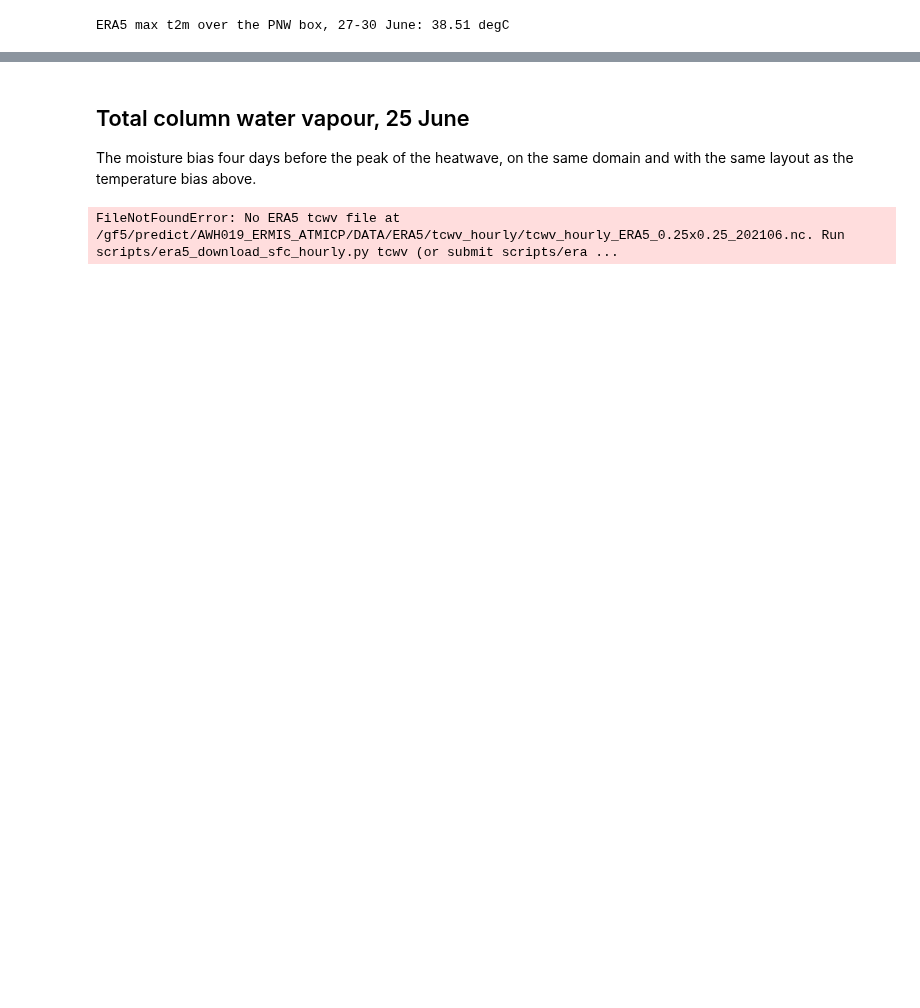
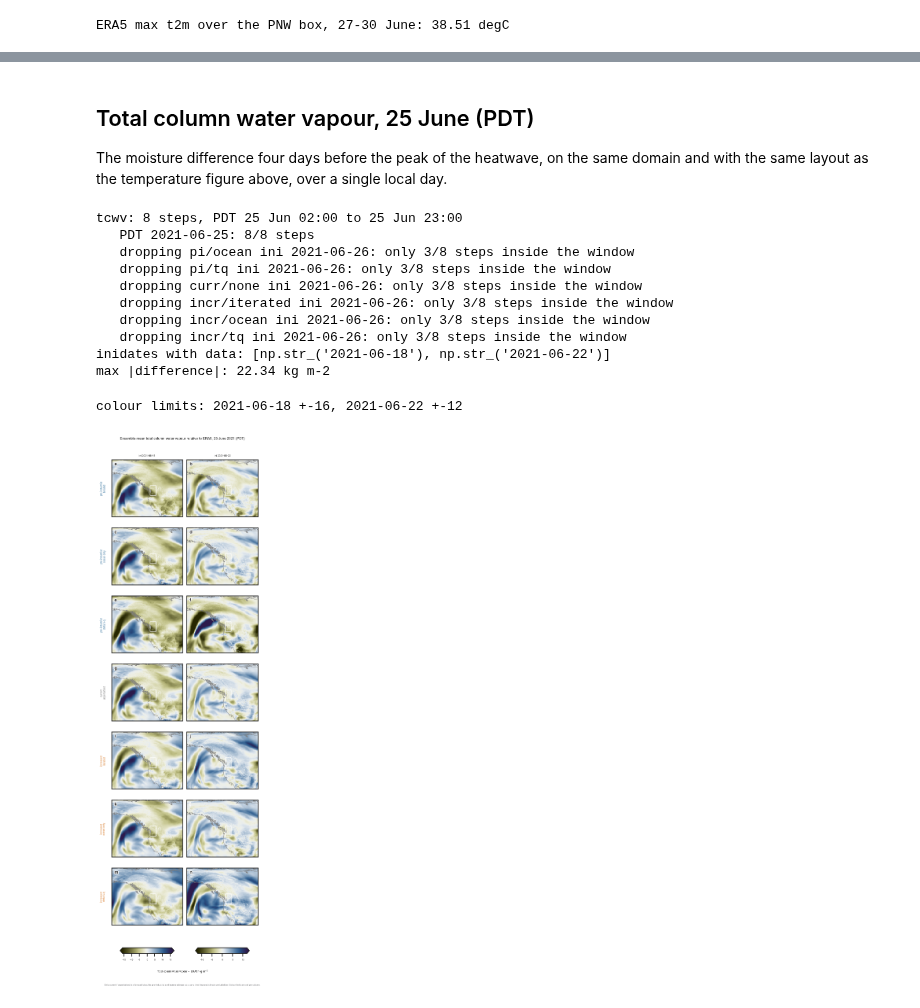
Before and after one commit to shirin-ermis/ATMICP, a Jupyter notebook: notebooks/08_predictability.ipynb, the cells around one changed output, grey strips where cells are left out. Drawn from its saved outputs; the diff is of its cells as text; code cells hidden in the pictures; blank space fills up the shorter version.

```diff
--- a/notebooks/08_predictability.ipynb
+++ b/notebooks/08_predictability.ipynb
@@ -338,38 +524,45 @@ bias_map_grid(bias, vlim,
 # %% [markdown]
-## Total column water vapour, 25 June
+## Total column water vapour, 25 June (PDT)
 
-The moisture bias four days before the peak of the heatwave, on the same
-domain and with the same layout as the temperature bias above.
+The moisture difference four days before the peak of the heatwave, on the same
+domain and with the same layout as the temperature figure above, over a single
+local day.
 # %%
-day_tcwv = '2021-06-25'
+days_tcwv = ['2021-06-25']
 
 # hourly ERA5 tcwv on the same grid and domain as the IFS retrievals
 era5_tcwv = atmicp.Data.get_era5_sfc(var='tcwv')
 
-ifs_25 = ifs.tcwv.sel(time=day_tcwv)
-era5_25 = era5_tcwv.tcwv.sel(time=ifs_25.time)
+diff_tcwv = diff_vs_era5(ifs.tcwv, era5_tcwv.tcwv, days_tcwv, label='tcwv: ')
 
-assert np.array_equal(ifs.latitude.values, era5_tcwv.latitude.values)
-assert np.array_equal(ifs.longitude.values, era5_tcwv.longitude.values)
+# an initialisation later than these days has nothing left to show
+have = [d for d in diff_tcwv.inidate.values
+        if bool(diff_tcwv.sel(inidate=d).notnull().any())]
+diff_tcwv = diff_tcwv.sel(inidate=have)
 
-bias_tcwv = (ifs_25.mean('time').mean('number') - era5_25.mean('time')).compute()
-
-# an initialisation later than this day has nothing to show for it
-have = [d for d in bias_tcwv.inidate.values
-        if bool(bias_tcwv.sel(inidate=d).notnull().any())]
-bias_tcwv = bias_tcwv.sel(inidate=have)
-
-vmax_tcwv = float(np.nanmax(np.abs(bias_tcwv)))
-vlim_tcwv = float(np.ceil(np.nanpercentile(np.abs(bias_tcwv), 99)))
-print(f'inidates with data on {day_tcwv}: '
-      f'{[np.datetime_as_string(d, unit="D") for d in bias_tcwv.inidate.values]}')
-print(f'max |bias|: {vmax_tcwv:.2f} kg m-2, 99th percentile: {vlim_tcwv:.0f} kg m-2 '
-      f'(used for the colour scale)')
+print(f'inidates with data: '
+      f'{[np.datetime_as_string(d, unit="D") for d in diff_tcwv.inidate.values]}')
+print(f'max |difference|: {float(np.nanmax(np.abs(diff_tcwv))):.2f} kg m-2')
 # %% [output]
-FileNotFoundError: No ERA5 tcwv file at /gf5/predict/AWH019_ERMIS_ATMICP/DATA/ERA5/tcwv_hourly/tcwv_hourly_ERA5_0.25x0.25_202106.nc. Run scripts/era5_download_sfc_hourly.py tcwv (or submit scripts/era ...
+tcwv: 8 steps, PDT 25 Jun 02:00 to 25 Jun 23:00
+   PDT 2021-06-25: 8/8 steps
+   dropping pi/ocean ini 2021-06-26: only 3/8 steps inside the window
+   dropping pi/tq ini 2021-06-26: only 3/8 steps inside the window
+   dropping curr/none ini 2021-06-26: only 3/8 steps inside the window
+   dropping incr/iterated ini 2021-06-26: only 3/8 steps inside the window
+   dropping incr/ocean ini 2021-06-26: only 3/8 steps inside the window
+   dropping incr/tq ini 2021-06-26: only 3/8 steps inside the window
+inidates with data: [np.str_('2021-06-18'), np.str_('2021-06-22')]
+max |difference|: 22.34 kg m-2
 # %%
 # broc reversed: olive where the forecast is too dry, blue where it is too moist
-bias_map_grid(bias_tcwv, vlim_tcwv, cmap=cm.broc_r,
-              cbar_label='Total column water vapour bias vs ERA5 / kg m$^{-2}$',
-              title=f'Ensemble-mean total column water vapour bias against ERA5, {day_tcwv}',
-              stem='08_bias_map_tcwv_20210625')
+diff_map_grid(diff_tcwv, cmap=cm.broc_r,
+              cbar_label='Total column water vapour $-$ ERA5 / kg m$^{-2}$',
+              title='Ensemble-mean total column water vapour relative to ERA5, 25 June 2021 (PDT)',
+              stem='08_diff_map_tcwv_pdt_20210625',
+              note='Only current / unperturbed is a forecast bias; the pre-industrial '
+                   'and increased rows also carry their imposed climate perturbation. '
+                   'Colour limits are set per column.')
+# %% [output]
+colour limits: 2021-06-18 +-16, 2021-06-22 +-12
+[figure, added]
```
Also changed, not shown: parts of 11 cells of this notebook, 54 other files.
